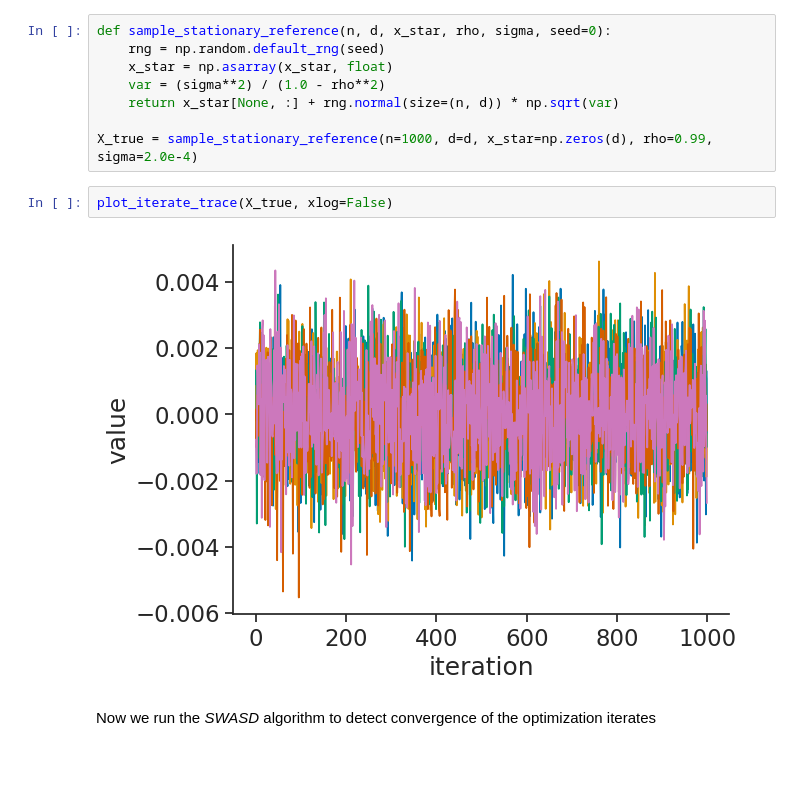
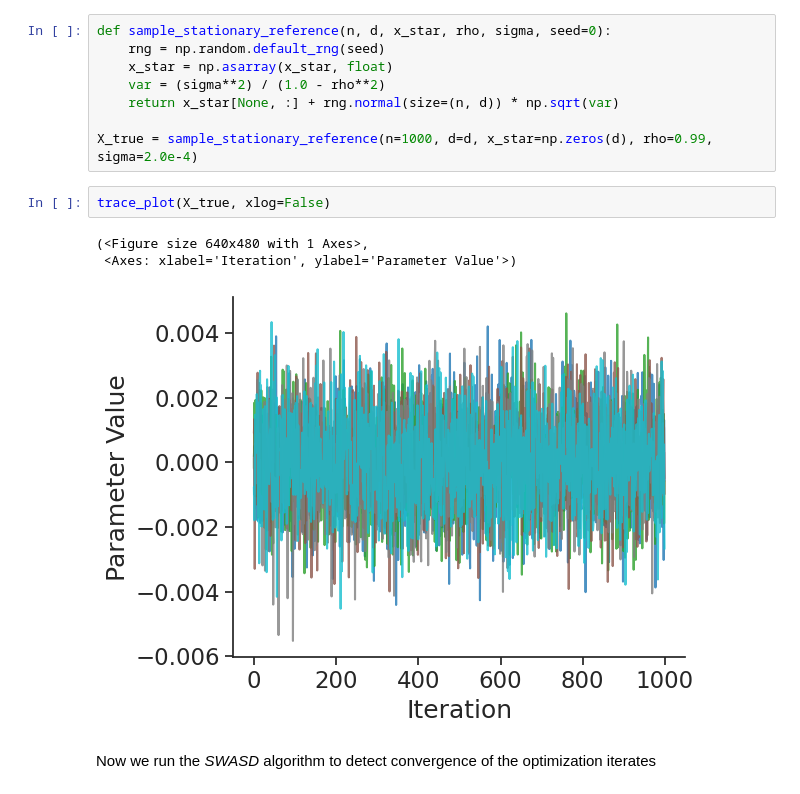
Before and after one commit to Manushi22/swasd, a Jupyter notebook: notebooks/stochastic_optimization_example.ipynb, the cells around one changed output. Cells and saved outputs as stored; diff of their text form; blank space fills up the shorter version.

Commit message:
modifying the algorithm and adding plots

```diff
--- a/notebooks/stochastic_optimization_example.ipynb
+++ b/notebooks/stochastic_optimization_example.ipynb
@@ -173,9 +97,11 @@ def sample_stationary_reference(n, d, x_star, rho, sigma, seed=0):
 
 X_true = sample_stationary_reference(n=1000, d=d, x_star=np.zeros(d), rho=0.99, sigma=2.0e-4)
 # %%
-plot_iterate_trace(X_true, xlog=False)
+trace_plot(X_true, xlog=False)
 # %% [output]
+(<Figure size 640x480 with 1 Axes>,
+ <Axes: xlabel='Iteration', ylabel='Parameter Value'>)
-[figure, old version]
+[figure, new version]
 # %% [markdown]
 Now we run the *SWASD* algorithm to detect convergence of the optimization iterates
 # %%
```
Also changed, not shown: parts of 14 cells of this notebook, 3 other files.
